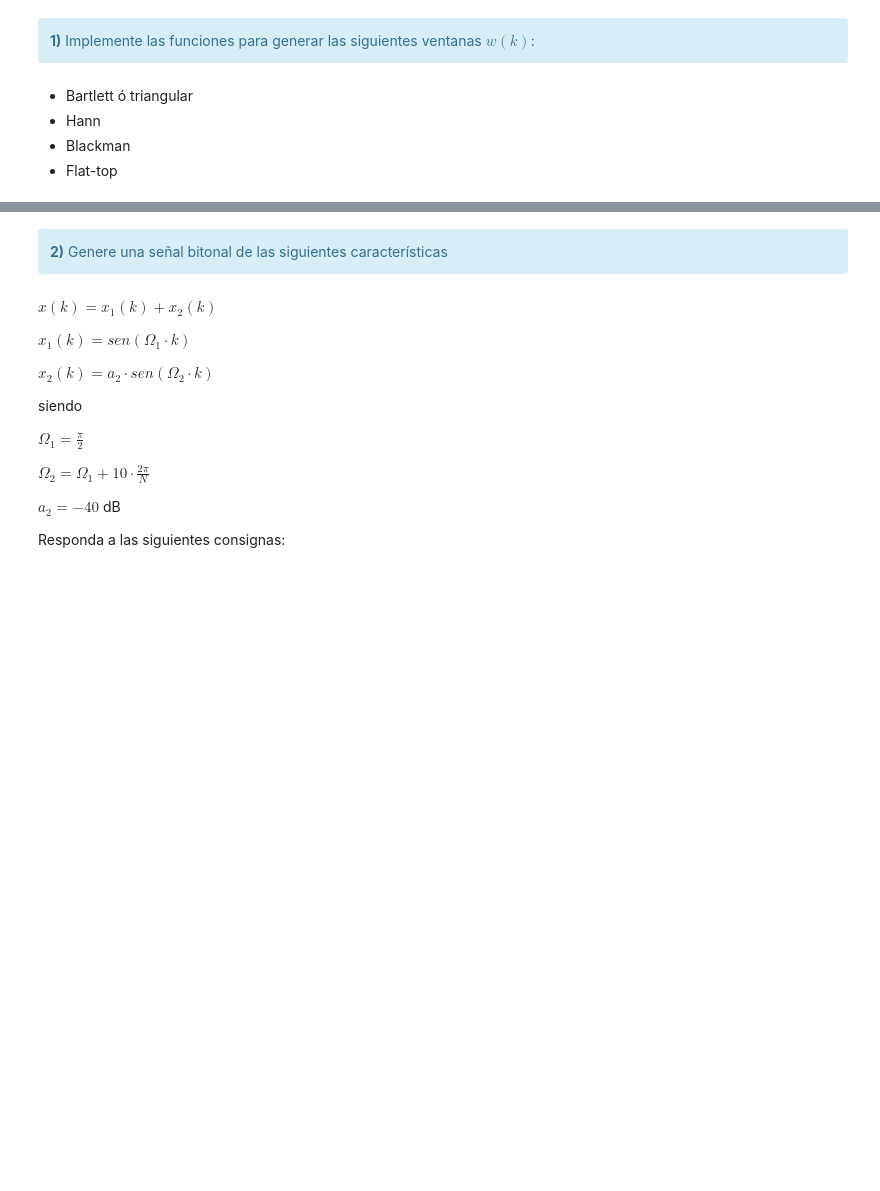
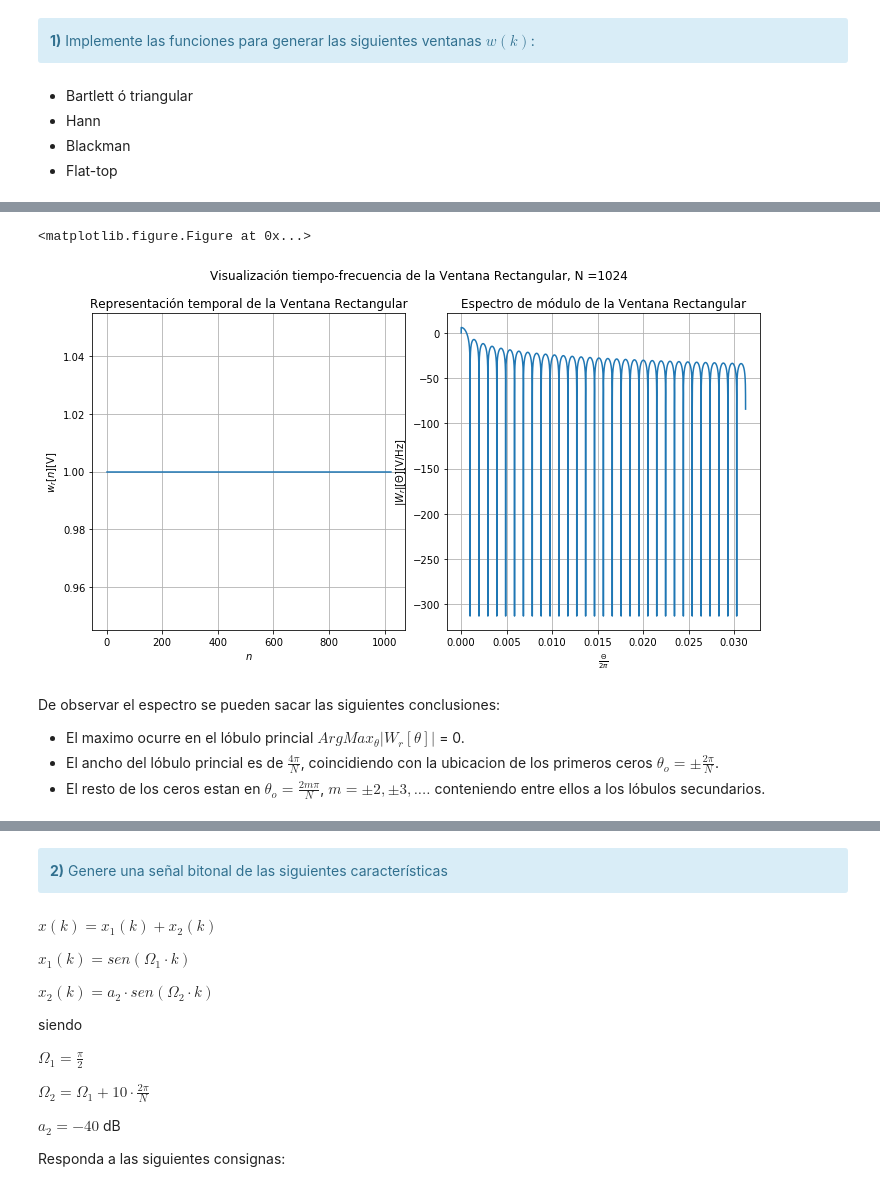
Before and after one commit to LisandroRobles/tp2, a Jupyter notebook: TP2 - Ventanas.ipynb, the cells around one changed output, grey strips where cells are left out. Cells and saved outputs as stored; diff of their text form; code cells hidden in the pictures; blank space fills up the shorter version.

```diff
--- a/TP2 - Ventanas.ipynb
+++ b/TP2 - Ventanas.ipynb
@@ -249,0 +108,40 @@ HTML(df.to_html())
+# %%
+###############################################
+# Generación de los espectros de las ventanas #
+###############################################
+
+#Cálculo del espectro de la ventana Rectangular (Kernel de Dirichlet)
+(f,Wr) = SA.module(wr,db = True,xaxis = 'phi_norm')
+# %%
+##########################################
+# Presentación gráfica de los resultados #
+##########################################
+
+plt.figure()
+fig, axarr = plt.subplots(1, 2,figsize = (10,5))
+fig.suptitle('Visualización tiempo-frecuencia de la Ventana Rectangular, N =' + str(N1),fontsize=12,y = 1.08)
+fig.tight_layout()
+
+axarr[0].plot(wr)
+axarr[0].set_title('Representación temporal de la Ventana Rectangular')
+axarr[0].set_ylabel('$w_{r}[n]$[V]')
+axarr[0].set_xlabel('$n$')
+axarr[0].set_ylim((0,max(wr)*1.1))
+axarr[0].axis('tight')
+axarr[0].grid()
+
+axarr[1].plot(f[0:int(N2/32)],Wr[0:int(N2/32),0])
+axarr[1].set_title('Espectro de módulo de la Ventana Rectangular')
+axarr[1].set_ylabel('$|W_{r}|[\Theta]$[V/Hz]')
+axarr[1].set_xlabel('$\\frac{\Theta}{2 \pi}$')
+axarr[1].axis('tight')
+axarr[1].grid()
+# %% [output]
+<matplotlib.figure.Figure at 0x...>
+[figure, added]
+# %% [markdown]
+De observar el espectro se pueden sacar las siguientes conclusiones:
+
++ El maximo ocurre en el lóbulo princial $ArgMax_{\theta}{|W_{r}[\theta]|}$ = 0.
++ El ancho del lóbulo princial es de $\frac{4\pi}{N}$, coincidiendo con la ubicacion de los primeros ceros $\theta_{o} = \pm \frac{2\pi}{N}$.
++ El resto de los ceros estan en $\theta_{o} = \frac{2m\pi}{N}$, $m = \pm 2, \pm 3,....$ conteniendo entre ellos a los lóbulos secundarios.
```
Also changed, not shown: parts of 62 cells of this notebook.
